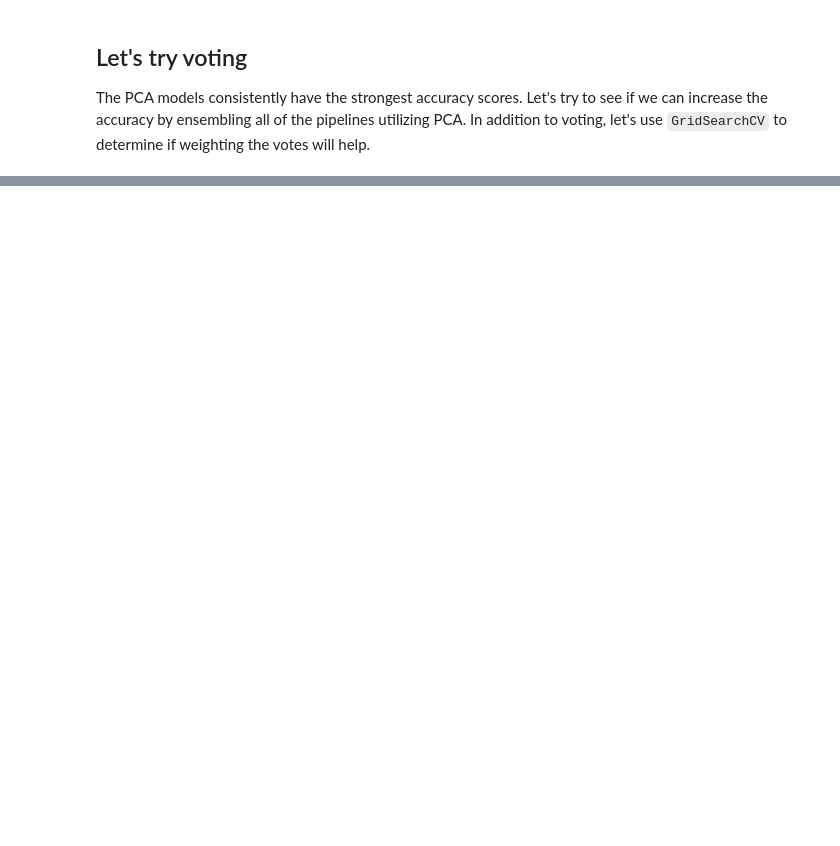
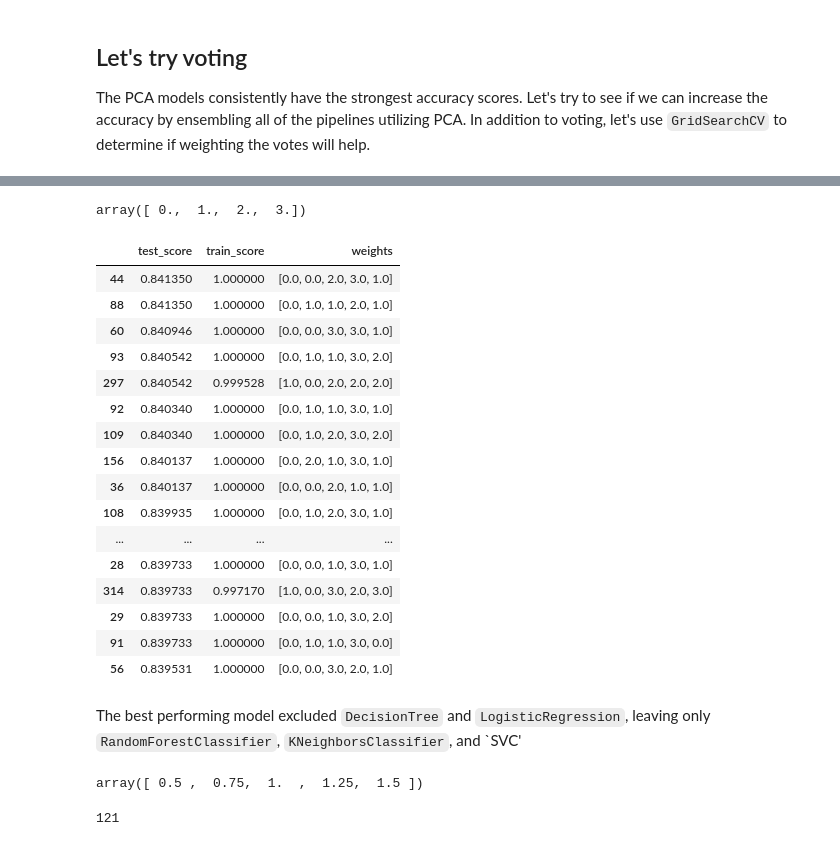
Before and after one commit to djkjohnston/Feature_Selection_Classification_GA_DSI_Proj3, a Jupyter notebook: 3_Pipelines2.ipynb, the cells around one changed output, grey strips where cells are left out. Saved outputs shown, nothing was run; the diff lists cells and outputs as text; code cells hidden in the pictures; blank space fills up the shorter version.

```diff
--- a/3_Pipelines2.ipynb
+++ b/3_Pipelines2.ipynb
@@ -420,12 +430,23 @@ voting = VotingClassifier(estimators = [('dtc', dtc_pca_classifier),
 # %%
 weight_list = []
 
-for i in np.linspace(0.0001, 3, 7):
-    for j in np.linspace(0.0001, 3, 7):
-        for k in np.linspace(0.0001, 3, 7):
-            for l in np.linspace(0.0001, 3, 7):
-                for m in np.linspace(0.0001, 3, 7):
-                    weight_list.append([i, j, k, l, m])
+for i in np.linspace(0, 3, 4):
+    for j in np.linspace(0, 3, 4):
+        for k in np.linspace(0, 3, 4):
+            for l in np.linspace(0, 3, 4):
+                for m in np.linspace(0, 3, 4):
+                    i = float(i)
+                    j = float(j)
+                    k = float(k)
+                    l = float(l)
+                    m = float(m)
+
+                    if (i == 1) & (j == 1) & (k == 1) & (l == 1) & (m == 1):
+                        weight_list.append([i, j, k, l, m])
+                    elif (i == j) & (i == k) & (i == l) & (i == m):
+                        pass
+                    else:
+                        weight_list.append([i, j, k, l, m])
 # %%
 len(weight_list)
 # %% [output]
@@ -437,2 +453,0 @@ voting_gs = GridSearchCV(voting, voting_params, cv=5, n_jobs=-1)
-# %%
-voting_gs.fit(X_test, y_test)
@@ -446,0 +454,36 @@ voting_gs.score(Xdb_3, ydb_3)
+# %%
+np.linspace(0, 3, 4)
+# %% [output]
+array([ 0.,  1.,  2.,  3.])
+# %%
+vote_weighting_results = []
+
+for weights in tqdm(weight_list):
+    voting.set_params(weights = weights)
+    vote_weighting_results.append({'weights': weights,
+                                  'train_score': voting.score(X_train, y_train),
+                                  'test_score': voting.score(X_test, y_test)})
+# %%
+df_votes = pd.DataFrame(vote_weighting_results)
+# %%
+df_votes.sort_values('test_score', ascending=False).head(20)
+# %% [output]
+|  | test_score | train_score | weights |
+| 44 | 0.841350 | 1.000000 | [0.0, 0.0, 2.0, 3.0, 1.0] |
+| 88 | 0.841350 | 1.000000 | [0.0, 1.0, 1.0, 2.0, 1.0] |
+| 60 | 0.840946 | 1.000000 | [0.0, 0.0, 3.0, 3.0, 1.0] |
+| 93 | 0.840542 | 1.000000 | [0.0, 1.0, 1.0, 3.0, 2.0] |
+| 297 | 0.840542 | 0.999528 | [1.0, 0.0, 2.0, 2.0, 2.0] |
+| 92 | 0.840340 | 1.000000 | [0.0, 1.0, 1.0, 3.0, 1.0] |
+| 109 | 0.840340 | 1.000000 | [0.0, 1.0, 2.0, 3.0, 2.0] |
+| 156 | 0.840137 | 1.000000 | [0.0, 2.0, 1.0, 3.0, 1.0] |
+| 36 | 0.840137 | 1.000000 | [0.0, 0.0, 2.0, 1.0, 1.0] |
+| 108 | 0.839935 | 1.000000 | [0.0, 1.0, 2.0, 3.0, 1.0] |
+| ... | ... | ... | ... |
+| 28 | 0.839733 | 1.000000 | [0.0, 0.0, 1.0, 3.0, 1.0] |
+| 314 | 0.839733 | 0.997170 | [1.0, 0.0, 3.0, 2.0, 3.0] |
+| 29 | 0.839733 | 1.000000 | [0.0, 0.0, 1.0, 3.0, 2.0] |
+| 91 | 0.839733 | 1.000000 | [0.0, 1.0, 1.0, 3.0, 0.0] |
+| 56 | 0.839531 | 1.000000 | [0.0, 0.0, 3.0, 2.0, 1.0] |
+# %% [markdown]
+The best performing model excluded `DecisionTree` and `LogisticRegression`, leaving only `RandomForestClassifier`, `KNeighborsClassifier`, and `SVC'
@@ -446,0 +497,4 @@ voting_gs.score(Xdb_3, ydb_3)
+# %%
+np.linspace(0.5, 1.5, 5)
+# %% [output]
+array([ 0.5 ,  0.75,  1.  ,  1.25,  1.5 ])
@@ -446,0 +517,4 @@ voting_gs.score(Xdb_3, ydb_3)
+# %%
+len(secondary_weight_list)
+# %% [output]
+121
```
Also changed, not shown: parts of 26 cells of this notebook, 6 other files.
